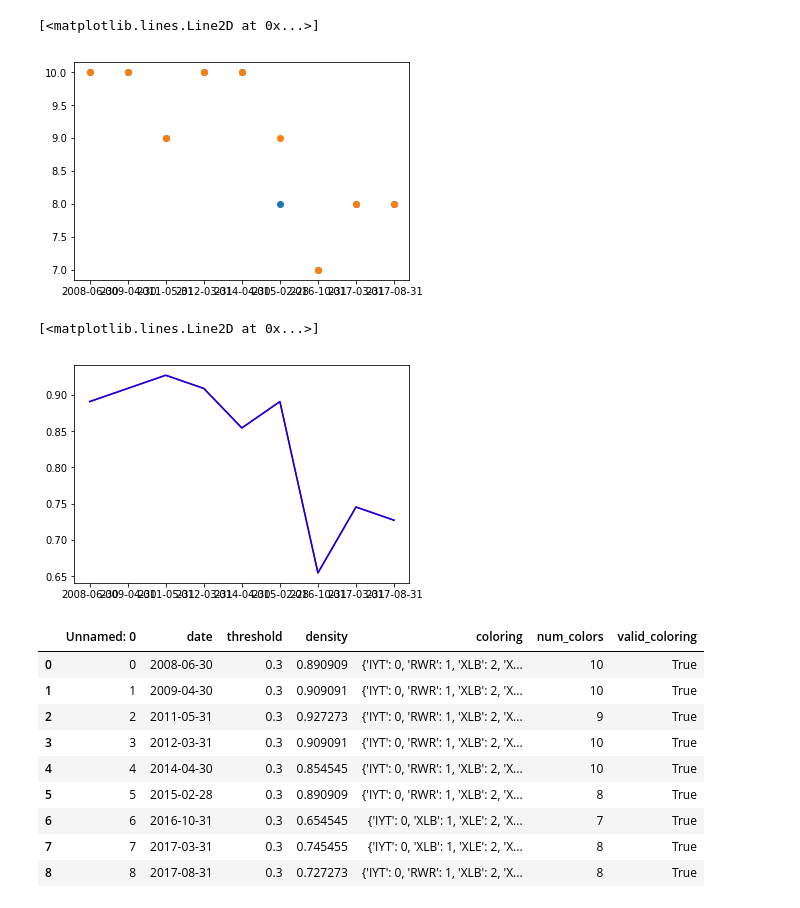
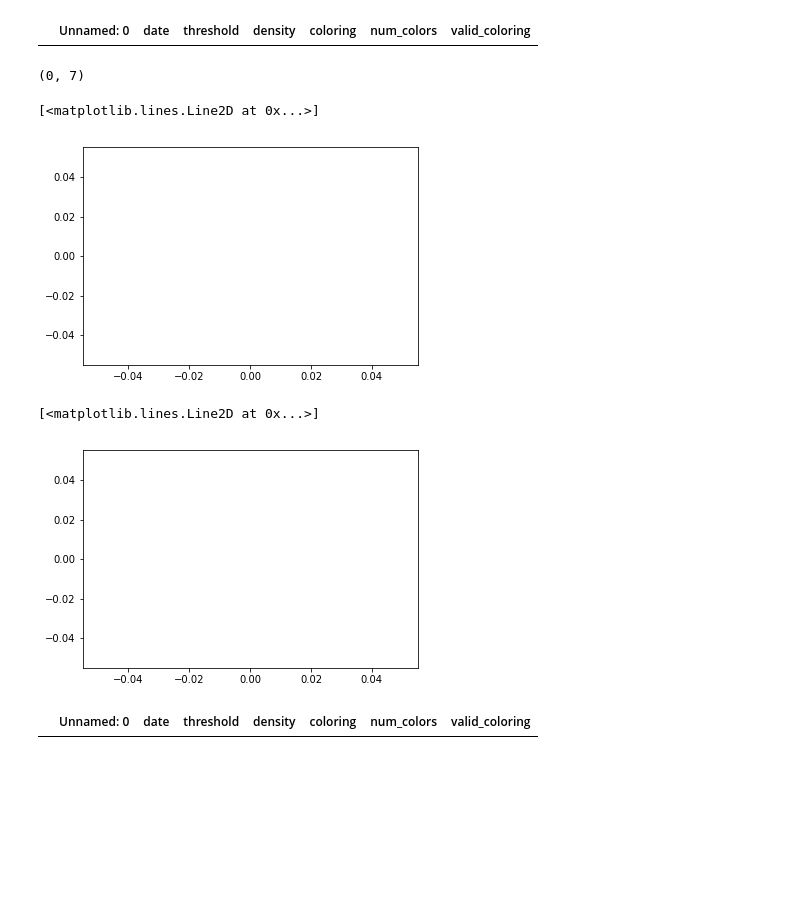
Before and after one commit to angadkalra/QuantumComputingProject, a Jupyter notebook: GraphColor/GCExperiments.ipynb, the cells around one changed output. Cells and saved outputs as stored; diff of their text form; code cells hidden in the pictures; blank space fills up the shorter version.

Commit message:
ran max clique experiements and one more graph coloring experiment.

```diff
--- a/GraphColor/GCExperiments.ipynb
+++ b/GraphColor/GCExperiments.ipynb
@@ -21,7 +21,7 @@ sampler = EmbeddingComposite(DWaveSampler(solver=dwave_solver, token=api_key))
 # %%
 # Import data
 
-dataset = 'sectors' # values: 'asset_class','ftse','sectors','sp100'
+dataset = 'asset_class' # values: 'asset_class','ftse','sectors','sp100'
 
 corr_tensor = np.load('../Data/%s/%s_corr.npy' % (dataset, dataset))
 dates = np.load('../Data/%s/%s_dates.npy' % (dataset, dataset))
@@ -239,35 +294,34 @@ assert quant_res_df["date"].equals(class_res_df["date"])
+# %%
+quant_res_df.loc[quant_res_df["threshold"] == 0.8]
+# %% [output]
+|  | Unnamed: 0 | date | threshold | density | coloring | num_colors | valid_coloring |
 # %%
-quant_res = quant_res_df.loc[quant_res_df["threshold"] == 0.3].copy()
-class_res = class_res_df.loc[class_res_df["threshold"] == 0.3].copy()
+quant_res = quant_res_df.loc[quant_res_df["threshold"] == 0.8]
+class_res = class_res_df.loc[class_res_df["threshold"] == 0.8]
+# %%
+class_res.shape
+# %% [output]
+(0, 7)
 # %%
 import matplotlib.pyplot as plt
 
 plt.figure(1)
-plt.plot(quant_res["date"], quant_res["num_colors"], 'o')
-plt.plot(class_res["date"], class_res['num_colors'], 'o')
+plt.plot(quant_res["date"], quant_res["num_colors"], 'r--')
+plt.plot(class_res["date"], class_res['num_colors'], 'b--')
 # %% [output]
 [<matplotlib.lines.Line2D at 0x...>]
-[figure, old version]
+[figure, new version]
 # %%
 plt.figure(2)
 plt.plot(quant_res["date"], quant_res["density"], 'r')
 plt.plot(class_res["date"], class_res["density"], 'b')
 # %% [output]
 [<matplotlib.lines.Line2D at 0x...>]
-[figure, old version]
+[figure, new version]
 # %%
 quant_res
 # %% [output]
 |  | Unnamed: 0 | date | threshold | density | coloring | num_colors | valid_coloring |
-| 0 | 0 | 2008-06-30 | 0.3 | 0.890909 | {'IYT': 0, 'RWR': 1, 'XLB': 2, 'X... | 10 | True |
-| 1 | 1 | 2009-04-30 | 0.3 | 0.909091 | {'IYT': 0, 'RWR': 1, 'XLB': 2, 'X... | 10 | True |
-| 2 | 2 | 2011-05-31 | 0.3 | 0.927273 | {'IYT': 0, 'RWR': 1, 'XLB': 2, 'X... | 9 | True |
-| 3 | 3 | 2012-03-31 | 0.3 | 0.909091 | {'IYT': 0, 'RWR': 1, 'XLB': 2, 'X... | 10 | True |
-| 4 | 4 | 2014-04-30 | 0.3 | 0.854545 | {'IYT': 0, 'RWR': 1, 'XLB': 2, 'X... | 10 | True |
-| 5 | 5 | 2015-02-28 | 0.3 | 0.890909 | {'IYT': 0, 'RWR': 1, 'XLB': 2, 'X... | 8 | True |
-| 6 | 6 | 2016-10-31 | 0.3 | 0.654545 | {'IYT': 0, 'XLB': 1, 'XLE': 2, 'X... | 7 | True |
-| 7 | 7 | 2017-03-31 | 0.3 | 0.745455 | {'IYT': 0, 'XLB': 1, 'XLE': 2, 'X... | 8 | True |
-| 8 | 8 | 2017-08-31 | 0.3 | 0.727273 | {'IYT': 0, 'RWR': 1, 'XLB': 2, 'X... | 8 | True |
 # %%
 fig, ax = plt.subplots(figsize=(15, 10))
 
```
Also changed, not shown: parts of 14 cells of this notebook, 7 other files.
